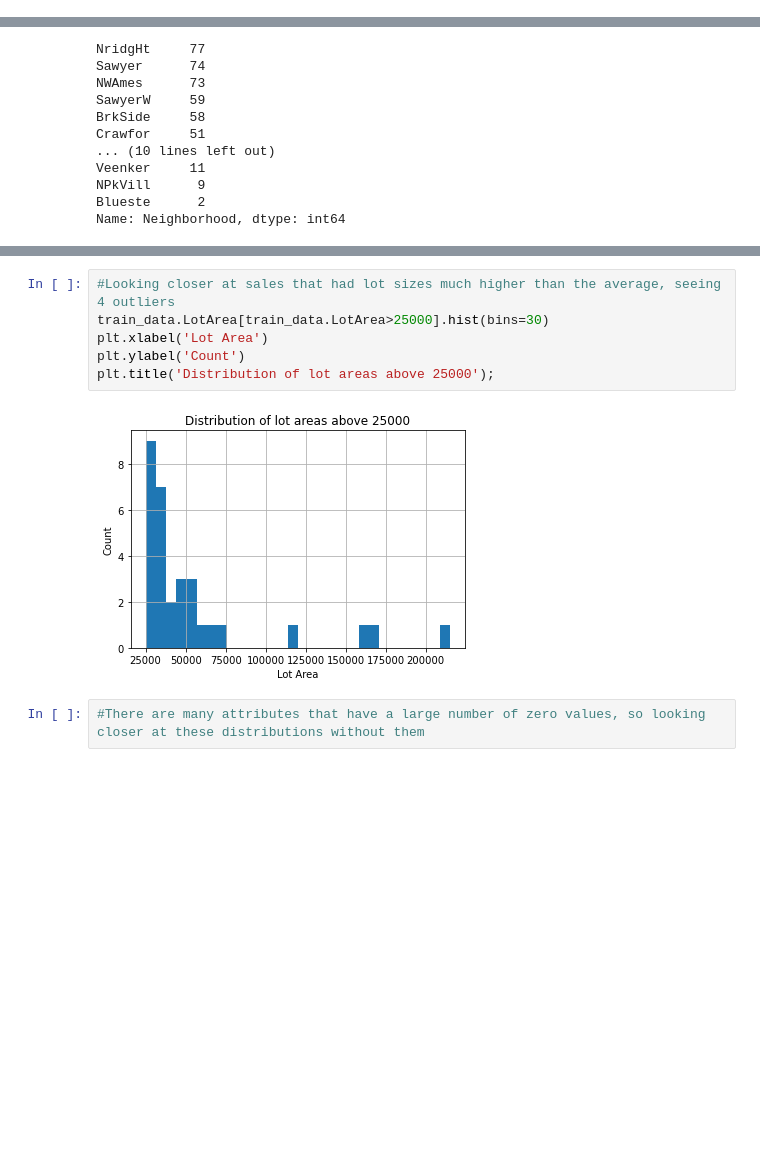
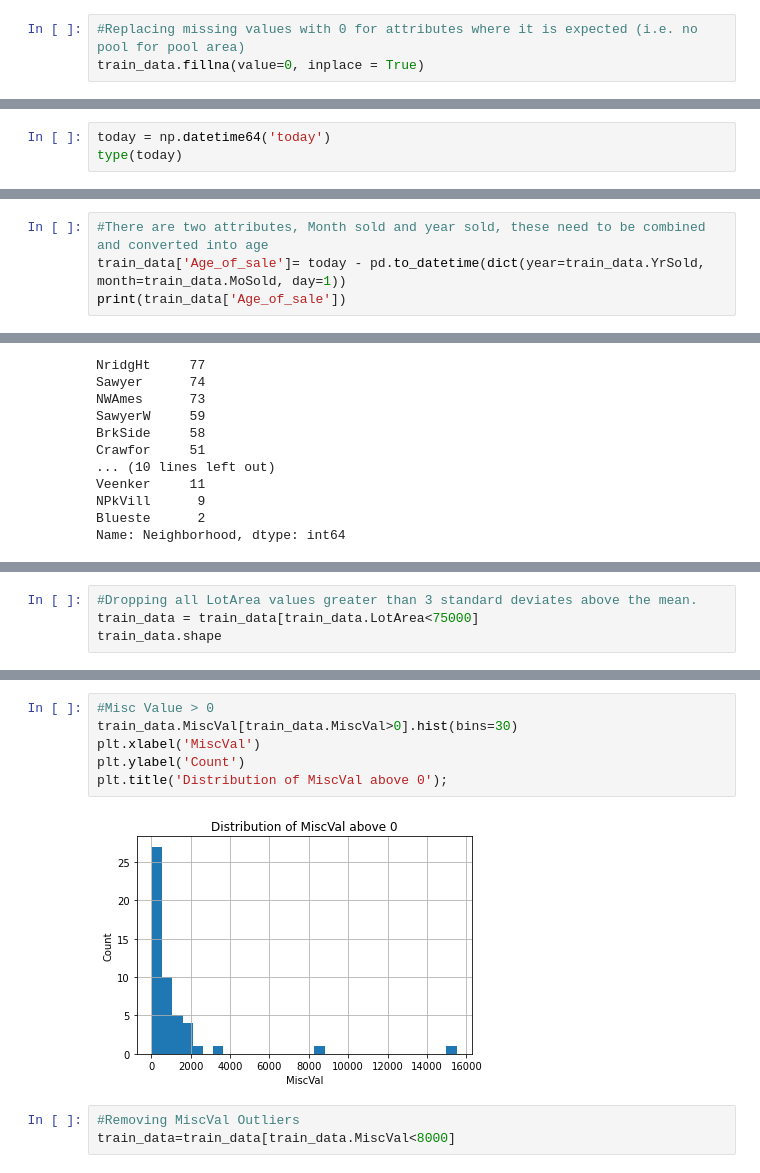
Before and after one commit to nroller28/CapstoneTwo, a Jupyter notebook: CapstoneTwoDataWrangling.ipynb, the cells around one changed output, grey strips where cells are left out. Drawn from its saved outputs; the diff is of its cells as text; blank space fills up the shorter version.

```diff
--- a/CapstoneTwoDataWrangling.ipynb
+++ b/CapstoneTwoDataWrangling.ipynb
@@ -66,0 +96,3 @@ missing.sort_values(by=['count','%']).tail(20)
+# %%
+#Replacing missing values with 0 for attributes where it is expected (i.e. no pool for pool area)
+train_data.fillna(value=0, inplace = True)
@@ -83 +138,4 @@ train_data.select_dtypes('object')
 1460 rows × 43 columns
+# %%
+today = np.datetime64('today')
+type(today)
@@ -83,0 +144,4 @@ train_data.select_dtypes('object')
+# %%
+#There are two attributes, Month sold and year sold, these need to be combined and converted into age
+train_data['Age_of_sale']= today - pd.to_datetime(dict(year=train_data.YrSold, month=train_data.MoSold, day=1))
+print(train_data['Age_of_sale'])
@@ -156,0 +294,4 @@ array([[<AxesSubplot:title={'center':'Id'}>,
+# %%
+#Dropping all LotArea values greater than 3 standard deviates above the mean.
+train_data = train_data[train_data.LotArea<75000]
+train_data.shape
@@ -173,13 +316,14 @@ train_data[train_data.MiscVal>1000].T
 # %%
-#Looking closer at sales that had lot sizes much higher than the average, seeing 4 outliers
-train_data.LotArea[train_data.LotArea>25000].hist(bins=30)
-plt.xlabel('Lot Area')
+#Misc Value > 0
+train_data.MiscVal[train_data.MiscVal>0].hist(bins=30)
+plt.xlabel('MiscVal')
 plt.ylabel('Count')
-plt.title('Distribution of lot areas above 25000');
+plt.title('Distribution of MiscVal above 0');
 # %% [output]
-[figure, old version]
+[figure, new version]
-# %%
-#There are many attributes that have a large number of zero values, so looking closer at these distributions without them
+# %%
+#Removing MiscVal Outliers
+train_data=train_data[train_data.MiscVal<8000]
 # %%
 #Enclosed porch area > 0
 train_data.EnclosedPorch[train_data.EnclosedPorch>0].hist(bins=30)
```
Also changed, not shown: parts of 26 cells of this notebook.
